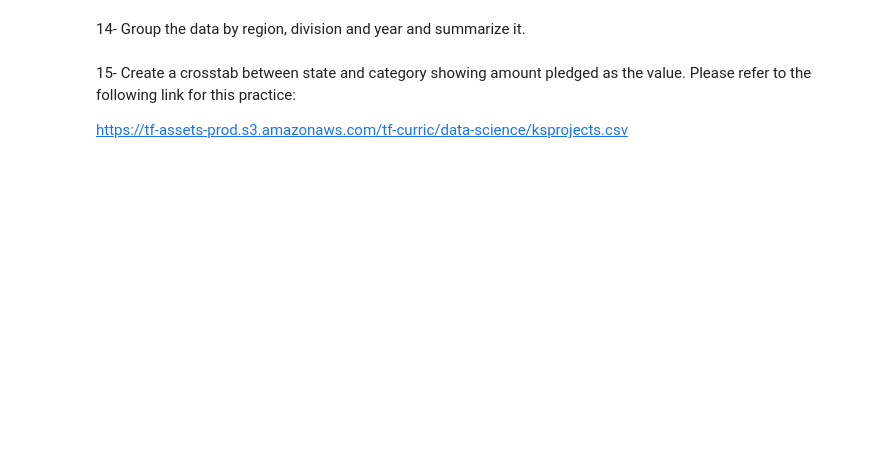
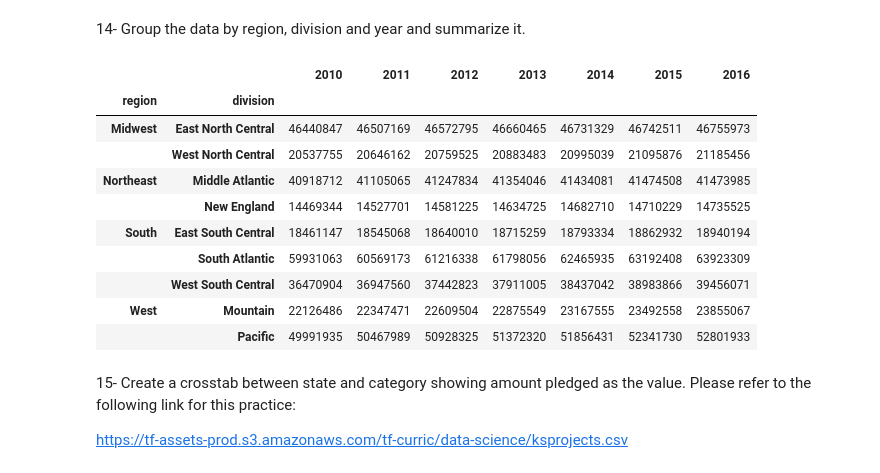
Before and after one commit to LingjieHe/DS_Bootcamp_assignment, a Jupyter notebook: 2_introduction_to_Python/Pandas_Assignment.ipynb, the cells around one changed output. Saved outputs shown, nothing was run; the diff lists cells and outputs as text; code cells hidden in the pictures; blank space fills up the shorter version.

```diff
--- a/2_introduction_to_Python/Pandas_Assignment.ipynb
+++ b/2_introduction_to_Python/Pandas_Assignment.ipynb
@@ -215,5 +272,19 @@ Please use the following dataset for merging purposes:
 # %% [markdown]
 14- Group the data by region, division and year and summarize it.
+# %%
+census.groupby(['region', 'division']).sum()
+# %% [output]
+|  |  | 2010 | 2011 | 2012 | 2013 | 2014 | 2015 | 2016 |
+| region | division |  |  |  |  |  |  |  |
+| Midwest | East North Central | 46440847 | 46507169 | 46572795 | 46660465 | 46731329 | 46742511 | 46755973 |
+|  | West North Central | 20537755 | 20646162 | 20759525 | 20883483 | 20995039 | 21095876 | 21185456 |
+| Northeast | Middle Atlantic | 40918712 | 41105065 | 41247834 | 41354046 | 41434081 | 41474508 | 41473985 |
+|  | New England | 14469344 | 14527701 | 14581225 | 14634725 | 14682710 | 14710229 | 14735525 |
+| South | East South Central | 18461147 | 18545068 | 18640010 | 18715259 | 18793334 | 18862932 | 18940194 |
+|  | South Atlantic | 59931063 | 60569173 | 61216338 | 61798056 | 62465935 | 63192408 | 63923309 |
+|  | West South Central | 36470904 | 36947560 | 37442823 | 37911005 | 38437042 | 38983866 | 39456071 |
+| West | Mountain | 22126486 | 22347471 | 22609504 | 22875549 | 23167555 | 23492558 | 23855067 |
+|  | Pacific | 49991935 | 50467989 | 50928325 | 51372320 | 51856431 | 52341730 | 52801933 |
 # %% [markdown]
 15- Create a crosstab between state and category showing amount pledged as the value.
 Please refer to the following link for this practice:
```
Also changed, not shown: parts of 11 cells of this notebook.
